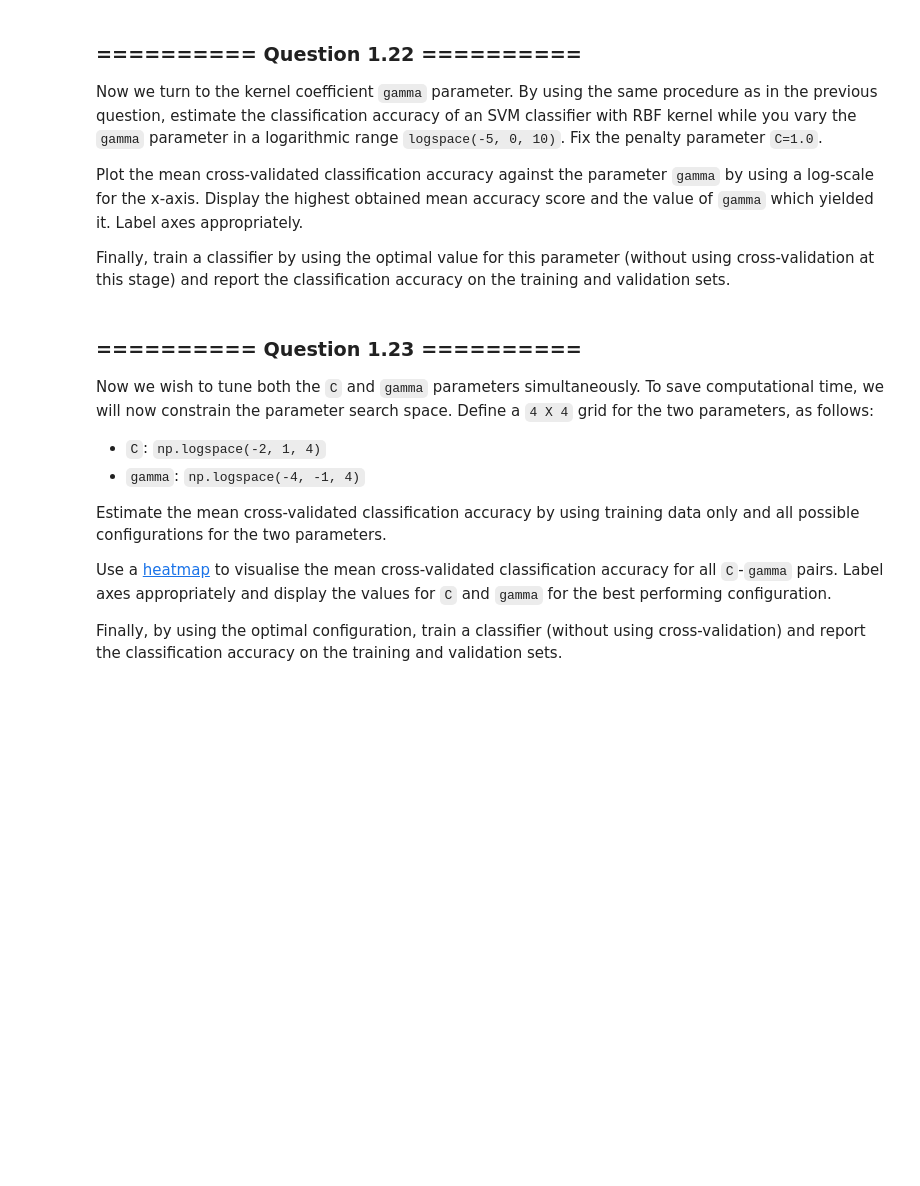
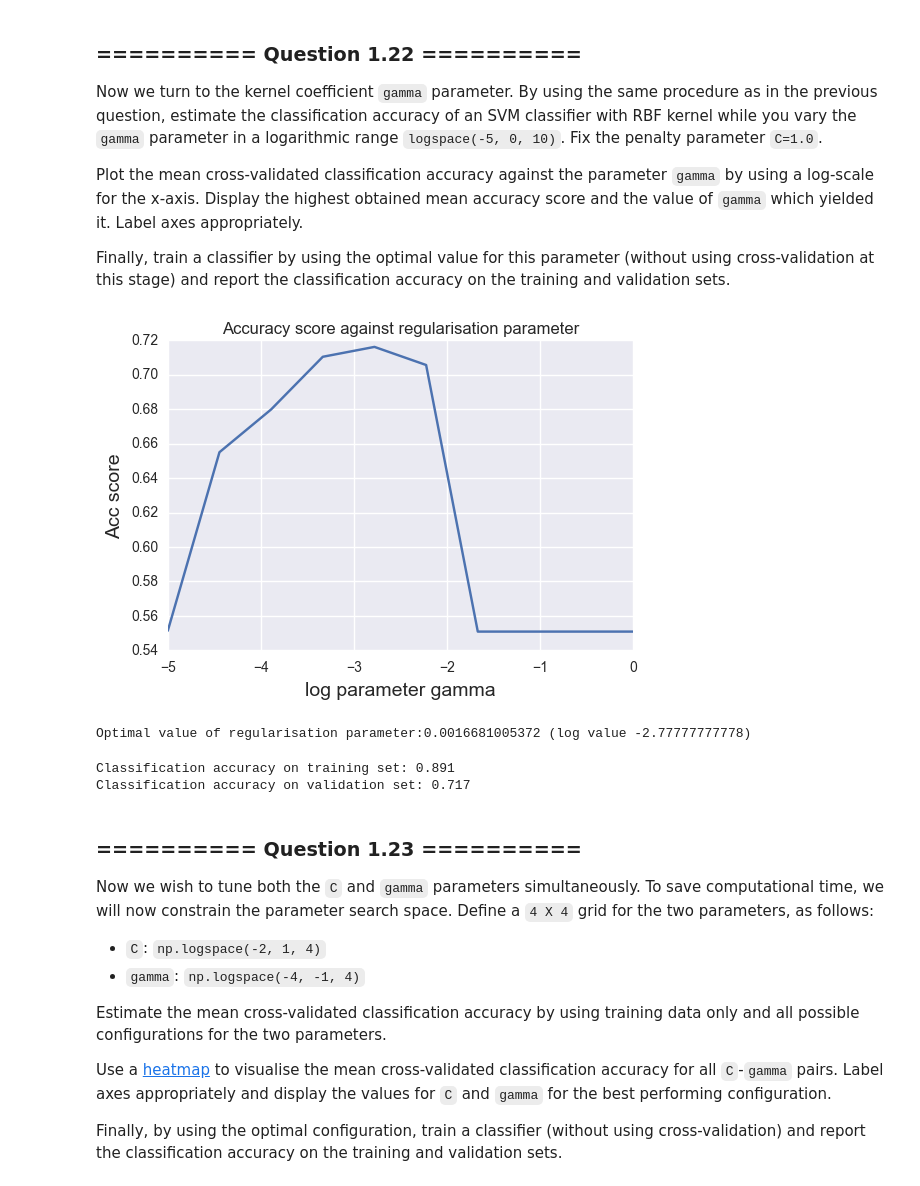
Before and after one commit to richardharmadi/iaml, a Jupyter notebook: 07_Assignment_3.ipynb, the cells around one changed output. Drawn from its saved outputs; the diff is of its cells as text; code cells hidden in the pictures; blank space fills up the shorter version.

```diff
--- a/07_Assignment_3.ipynb
+++ b/07_Assignment_3.ipynb
@@ -543,0 +628,5 @@ Finally, train a classifier by using the optimal value for this parameter (witho
+# %%
+new_svc_cv = SVC(kernel='rbf',gamma='auto',C=c_max)
+new_svc_cv.fit(trfX_tr,y_tr)
+print('Classification accuracy on training set: {:.3f}'.format(new_svc_cv.score(trfX_tr, y_tr)))
+print('Classification accuracy on validation set: {:.3f}'.format(new_svc_cv.score(trfX_val, y_val)))
@@ -553,3 +643,40 @@ Finally, train a classifier by using the optimal value for this parameter (witho
+# %%
+# Your code goes here - Gamma Variations
+gamma_var = np.logspace(-5,0,num=10) # initialize the logspace
+clf_score_array=[]
+
+for train_index,test_index in kf : # the iterator from question 1.11 called 'kf', a 3 fold iterator
+    X_train,X_test = trfX_tr[train_index],trfX_tr[test_index]
+    y_train,y_test = y_tr[train_index],y_tr[test_index]
+    clf_score = []
+    for gamma in gamma_var :
+        svc_cv = SVC(kernel='rbf',gamma=gamma,C=1.0)
+        svc_cv.fit(X_train,y_train)
+        clf_score.append(svc_cv.score(X_test,y_test))
+    clf_score_array.append(clf_score)
+
+mean_acc_gamma =  np.mean(clf_score_array, axis=0)
+log_gamma = np.log10(gamma_var)
+
+plt.title('Accuracy score against regularisation parameter')
+plt.plot(log_gamma,mean_acc_gamma)
+plt.xlabel('log parameter gamma', fontsize=14)
+plt.ylabel('Acc score', fontsize=14)
+plt.show()
+
+g_max = gamma_var[mean_acc_gamma.argmax()] # argmax returns the index of maximum value, we would like to take the log space value that has the same index
+print ('Optimal value of regularisation parameter:{0} (log value {1})\n'.format(g_max,np.log10(g_max)))
+# %% [output]
+[figure, added]
+Optimal value of regularisation parameter:0.0016681005372 (log value -2.77777777778)
+# %%
+new_svc_cv = SVC(kernel='rbf',gamma=g_max,C=1.0)
+new_svc_cv.fit(trfX_tr,y_tr)
+print('Classification accuracy on training set: {:.3f}'.format(new_svc_cv.score(trfX_tr, y_tr)))
+print('Classification accuracy on validation set: {:.3f}'.format(new_svc_cv.score(trfX_val, y_val)))
+# %% [output]
+Classification accuracy on training set: 0.891
+Classification accuracy on validation set: 0.717
 # %% [markdown]
 ### ========== Question 1.23 ==========
 Now we wish to tune both the `C` and `gamma` parameters simultaneously. To save computational time, we will now constrain the parameter search space. Define a `4 X 4` grid for the two parameters, as follows:
```
Also changed, not shown: parts of 20 cells of this notebook.
